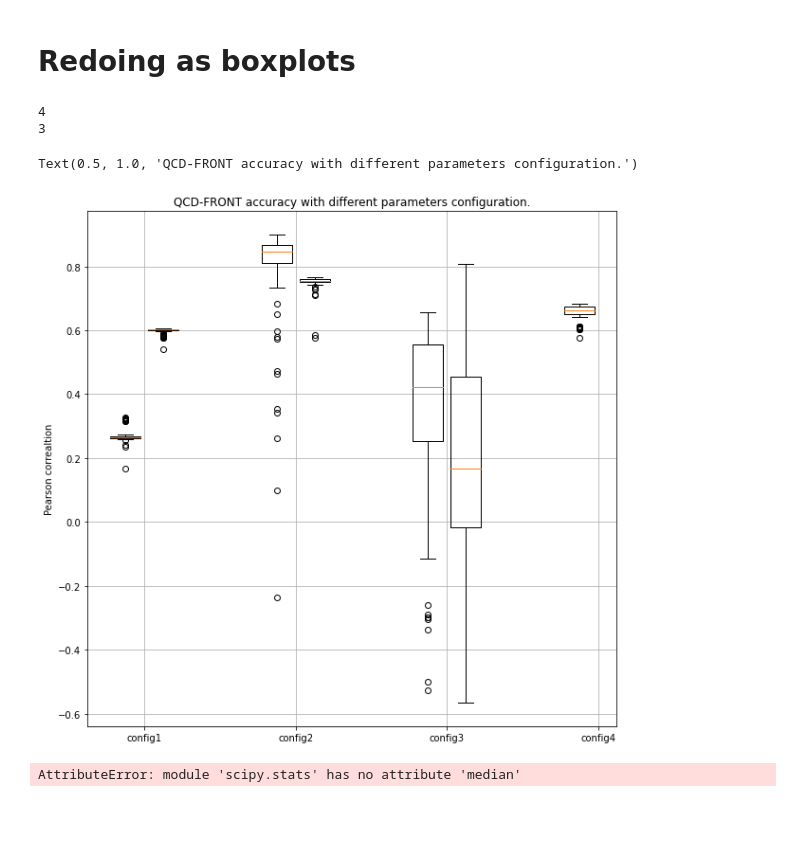
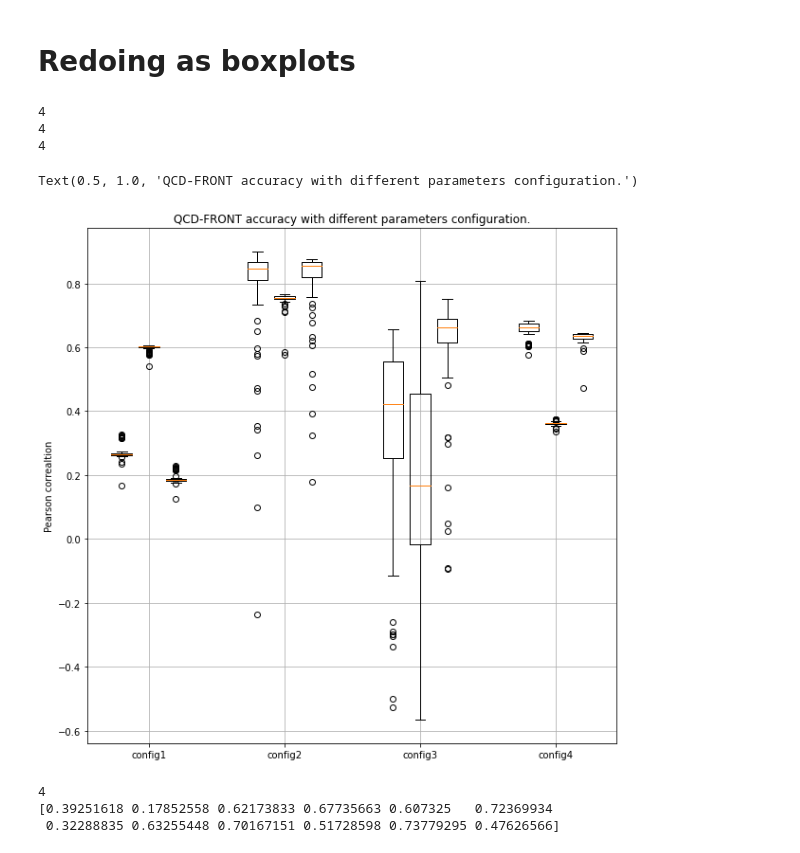
Before and after one commit to jpcsmith/qcsd-experiments, a Jupyter notebook: notebooks/redoing_plots.ipynb, the cells around one changed output. Saved outputs shown, nothing was run; the diff lists cells and outputs as text; code cells hidden in the pictures; blank space fills up the shorter version.

Commit message:
investigate outliers and plots

```diff
--- a/notebooks/redoing_plots.ipynb
+++ b/notebooks/redoing_plots.ipynb
@@ -88,7 +88,14 @@ cafe_f = [conf1_cafe_f, conf2_cafe_f, conf3_cafe_f, conf4_cafe_f]
 conf1_dead_f = f"{resdir}/pearson/front/config1/dead/aggregate/res_dummy.json"
 conf2_dead_f = f"{resdir}/pearson/front/config2/dead/aggregate/res_dummy.json"
 conf3_dead_f = f"{resdir}/pearson/front/config3/dead/aggregate/res_dummy.json"
-dead_f = [conf1_dead_f, conf2_dead_f, conf3_dead_f]
+conf4_dead_f = f"{resdir}/pearson/front/config4/dead/aggregate/res_dummy.json"
+dead_f = [conf1_dead_f, conf2_dead_f, conf3_dead_f, conf4_dead_f]
+
+conf1_dabba_f = f"{resdir}/pearson/front/config1/dabbad00/aggregate/res_dummy.json"
+conf2_dabba_f = f"{resdir}/pearson/front/config2/dabbad00/aggregate/res_dummy.json"
+conf3_dabba_f = f"{resdir}/pearson/front/config3/dabbad00/aggregate/res_dummy.json"
+conf4_dabba_f = f"{resdir}/pearson/front/config4/dabbad00/aggregate/res_dummy.json"
+dabba_f = [conf1_dabba_f, conf2_dabba_f, conf3_dabba_f, conf4_dabba_f]
 
 # data cafe
 cafe = {}
@@ -106,7 +113,7 @@ for file, conf in zip(cafe_f, confs):
 # data dead
 dead = {}
 data_dead = []
-for file, conf in zip(dead_f, confs[:-1]):
+for file, conf in zip(dead_f, confs):
     with open(file, "r") as f:
         jsonfile = json.load(f)
     pearsons_TX = jsonfile['TX']
@@ -116,34 +123,56 @@ for file, conf in zip(dead_f, confs[:-1]):
     dead[conf] = {"TX": tx_means, "RX": rx_means}
     data_dead += [rx_means]
 
+# data dabba
+dabba = {}
+data_dabba = []
+for file, conf in zip(dabba_f, confs):
+    with open(file, "r") as f:
+        jsonfile = json.load(f)
+    pearsons_TX = jsonfile['TX']
+    pearsons_RX = jsonfile['RX']
+    (tx_means, pearsons_TX) = aggregate_and_means(pearsons_TX)
+    (rx_means, pearsons_RX) = aggregate_and_means(pearsons_RX)
+    dabba[conf] = {"TX": tx_means, "RX": rx_means}
+    data_dabba += [rx_means]
+
 print(len(data_cafe))
 print(len(data_dead))
+print(len(data_dabba))
 # %% [output]
 4
-3
+4
+4
 # %%
 f, ax = plt.subplots(1,1, figsize=(10,10))
 
 bpcafe = ax.boxplot(data_cafe,
-                    positions=np.array(range(len(data_cafe)))*2.0-0.25,
-                    widths=0.4
+                    positions=np.array(range(len(data_cafe)))*2.0-0.4,
+                    widths=0.3
                     )
 bpdead = ax.boxplot(data_dead,
-                    positions=np.array(range(len(data_dead)))*2.0+0.25,
-                    widths=0.4
+                    positions=np.array(range(len(data_dead)))*2.0+0.0,
+                    widths=0.3
+                    )
+bpdabba = ax.boxplot(data_dabba,
+                    positions=np.array(range(len(data_dabba)))*2.0+0.4,
+                    widths=0.3
                     )
 ax.set_xticks(range(0, len(confs)*2, 2))
 ax.set_xticklabels(confs)
 ax.grid()
 
 ax.set_ylabel("Pearson correaltion")
 ax.set_title("QCD-FRONT accuracy with different parameters configuration.")
 # %% [output]
 Text(0.5, 1.0, 'QCD-FRONT accuracy with different parameters configuration.')
-[figure, old version]
+[figure, new version]
-# %%
-from scipy import stats
-
-print(stats.median(data_cafe[0]))
-# %% [output]
-AttributeError: module 'scipy.stats' has no attribute 'median'
+# %%
+print(len(bpdabba['fliers']))
+outliers = [flier.get_ydata() for flier in bpdabba["fliers"]]
+
+print(outliers[1])
+# %% [output]
+4
+[0.39251618 0.17852558 0.62173833 0.67735663 0.607325   0.72369934
+ 0.32288835 0.63255448 0.70167151 0.51728598 0.73779295 0.47626566]
```
Also changed, not shown: 2 other files.
